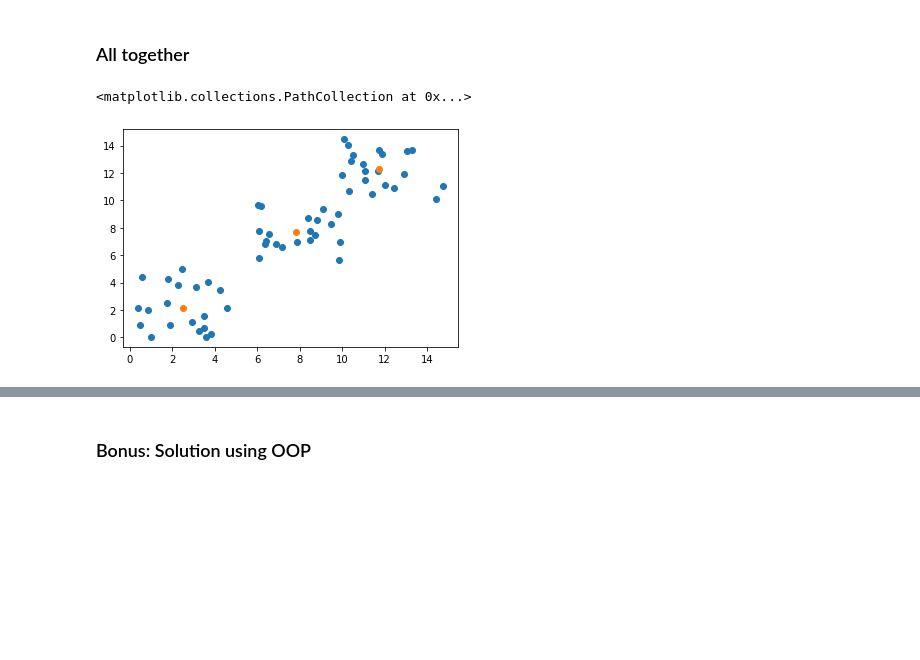
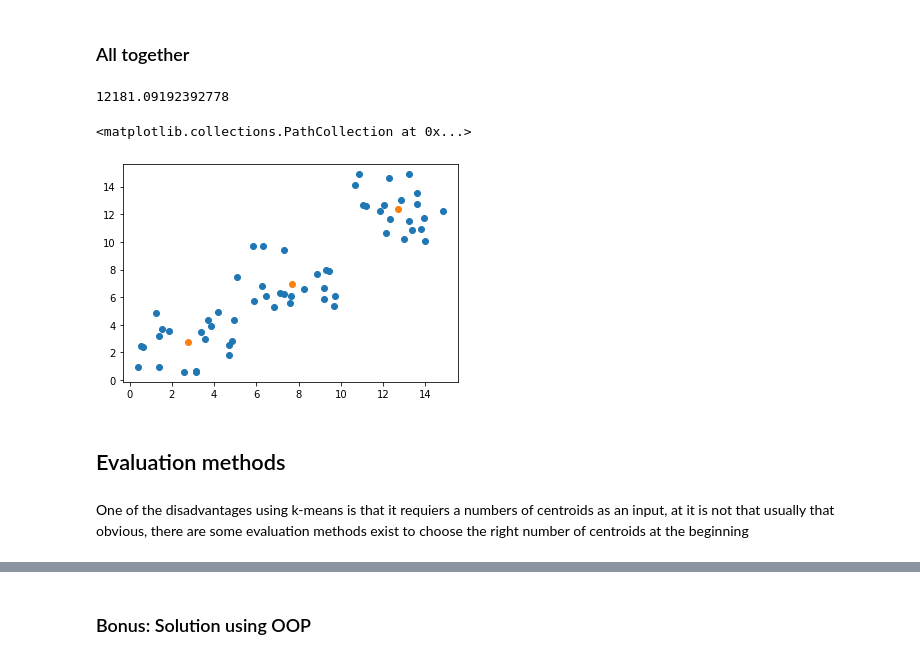
Before and after one commit to MPA-MLF/Exercises, a Jupyter notebook: Lab_02/Lab_02_complete.ipynb, the cells around one changed output, grey strips where cells are left out. Saved outputs shown, nothing was run; the diff lists cells and outputs as text; code cells hidden in the pictures; blank space fills up the shorter version.

```diff
--- a/Lab_02/Lab_02_complete.ipynb
+++ b/Lab_02/Lab_02_complete.ipynb
@@ -124,7 +124,6 @@ def split_points(points: np.array, n_of_point_groups: int) -> np.array:
 
 def initialize_clusters(points: np.array, k_clusters: int) -> np.array:
     vector_with_all_indexes = np.arange(points.shape[0])
-
     vector_with_all_indexes = np.random.permutation(vector_with_all_indexes)
     required_indexes = vector_with_all_indexes[:k_clusters]
 
@@ -135,38 +134,54 @@ def calculate_metric(points: np.array, centroid: np.array) -> np.array:
 
 def compute_distances(points: np.array, centroids_points: np.array) -> np.array:
     return np.asarray([calculate_metric(points, centroid) for centroid in centroids_points])
 
 def assign_centroids(distances: np.array):
     return np.argmin(distances, axis = 1)
 
+def sum_sse():
+    pass
+
+
 def calculate_new_centroids(X: np.array, clusters_belongs: np.array, n_of_clusters: int) -> np.array:
     new_clusters = []
     for cluster_id in range(n_of_clusters):
         j = np.where(clusters_belongs == cluster_id)
         points = X[j]
         new_clusters.append(np.mean(points, axis=0))
 
     return np.array(new_clusters)
 
-def fit(points: np.array, n_of_centroids: int, n_of_oterations: int):
+def fit(points: np.array, n_of_centroids: int, n_of_oterations: int, error: float = 0.001):
     centroid_points = initialize_clusters(points, n_of_centroids)
+    last_objective = 10000
 
     for _ in range(n_of_oterations):
         distances = compute_distances(points, centroid_points)
-        cluster_belongs = np.argmin(distances, axis=0)
-        centroid_points = calculate_new_clusters(points, cluster_belongs, k)
 
-
-    return centroid_points
+        objective_function = np.sum(distances)
 
 
 
-centroids = fit(points, k, n_of_iterations)
+
+        cluster_belongs = np.argmin(distances, axis=0)
+        centroid_points = calculate_new_centroids(points, cluster_belongs, n_of_centroids)
+
+    print(objective_function)
+    return centroid_points, objective_function
+
+
+
+centroids, _ = fit(points, 3, n_of_iterations)
 
 
 plt.figure()
 plt.scatter(points[:,0],points[:,1])
 plt.scatter(centroids[:,0].T,centroids[:,1].T)
 # %% [output]
-<matplotlib.collections.PathCollection at 0x...>
+12181.09192392778
+<matplotlib.collections.PathCollection at 0x...>
-[figure, old version]
+[figure, new version]
+# %% [markdown]
+## Evaluation methods
+# %% [markdown]
+One of the disadvantages using k-means is that it requiers a numbers of centroids as an input, at it is not that usually that obvious, there are some evaluation methods exist to choose the right number of centroids at the beginning
```
Also changed, not shown: parts of 10 cells of this notebook.
